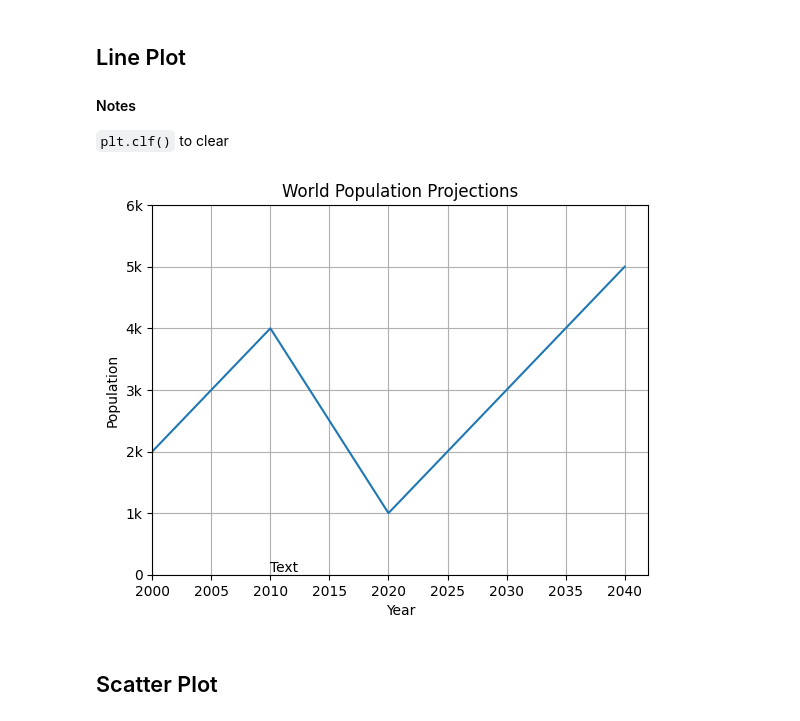
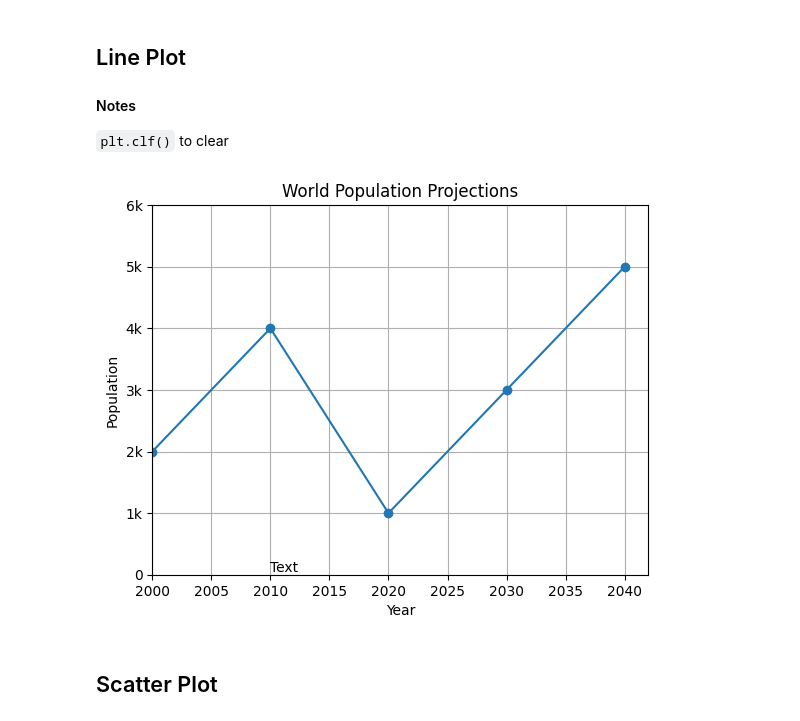
Before and after one commit to YoussefAboelwafa/Python_Golden-Notes, a Jupyter notebook: matplotlib.ipynb, the cells around one changed output. Drawn from its saved outputs; the diff is of its cells as text; code cells hidden in the pictures.

```diff
--- a/matplotlib.ipynb
+++ b/matplotlib.ipynb
@@ -7,28 +7,28 @@
 # %%
 import matplotlib.pyplot as plt
 
 year = [2000, 2010, 2020, 2030, 2040]
 pop = [2000, 4000, 1000, 3000, 5000]
 
 # Make a line plot: year on the x-axis, pop on the y-axis
-plt.plot(year, pop)
+plt.plot(year, pop, "-o")
 
 # Customization
 # ---------------------------------------------
 
 plt.xlabel("Year")
 plt.ylabel("Population")
 plt.title("World Population Projections")
 plt.yticks([0, 1000, 2000, 3000, 4000, 5000, 6000],[0,'1k','2k','3k','4k','5k','6k'])
 plt.text(2010,50,"Text")
 plt.grid(True)
 plt.xlim(2000,None)
 # ---------------------------------------------
 
 # Display the plot with plt.show()
 plt.show()
 # %% [output]
-[figure, old version]
+[figure, new version]
 # %% [markdown]
 ## Scatter Plot
 # %% [markdown]
```
Also changed, not shown: 1 other file.
